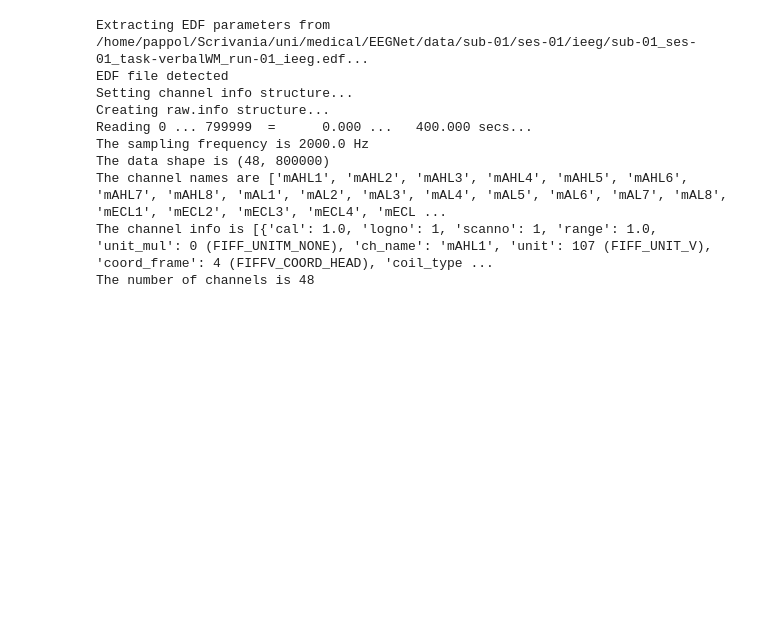
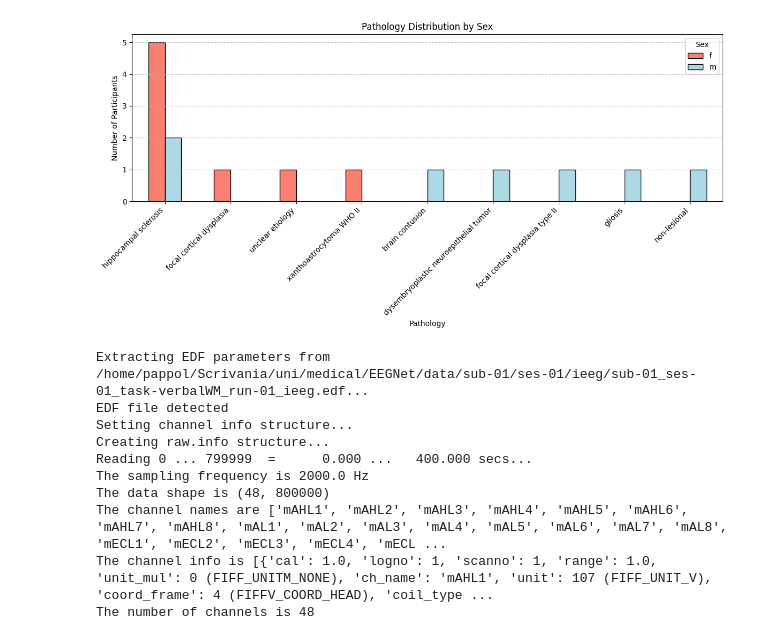
Before and after one commit to Pappol/EEGNet-improved, a Jupyter notebook: EEGNet.ipynb, the cells around one changed output. Cells and saved outputs as stored; diff of their text form; code cells hidden in the pictures; blank space fills up the shorter version.

```diff
--- a/EEGNet.ipynb
+++ b/EEGNet.ipynb
@@ -4,3 +46,19 @@ import mne
+# %%
+# Creating a cross-tabulation of pathology by sex
+pathology_sex_crosstab = pd.crosstab(data['pathology'], data['sex'])
+
+# Plotting the Pathology Distribution by Sex
+pathology_sex_crosstab.sort_values(by='f', ascending=False).plot(kind='bar', figsize=(12, 6), color=['salmon', 'lightblue'], edgecolor='black')
+plt.title('Pathology Distribution by Sex')
+plt.xlabel('Pathology')
+plt.ylabel('Number of Participants')
+plt.xticks(rotation=45, ha='right')
+plt.legend(title='Sex')
+plt.grid(axis='y', linestyle='--', alpha=0.7)
+plt.tight_layout()
+plt.show()
+# %% [output]
+[figure, added]
 # %%
 # Load the EEG data from the EDF file
 raw = mne.io.read_raw_edf('data/sub-01/ses-01/ieeg/sub-01_ses-01_task-verbalWM_run-01_ieeg.edf', preload=True)
```
Also changed, not shown: parts of 9 cells of this notebook, 3 other files.
